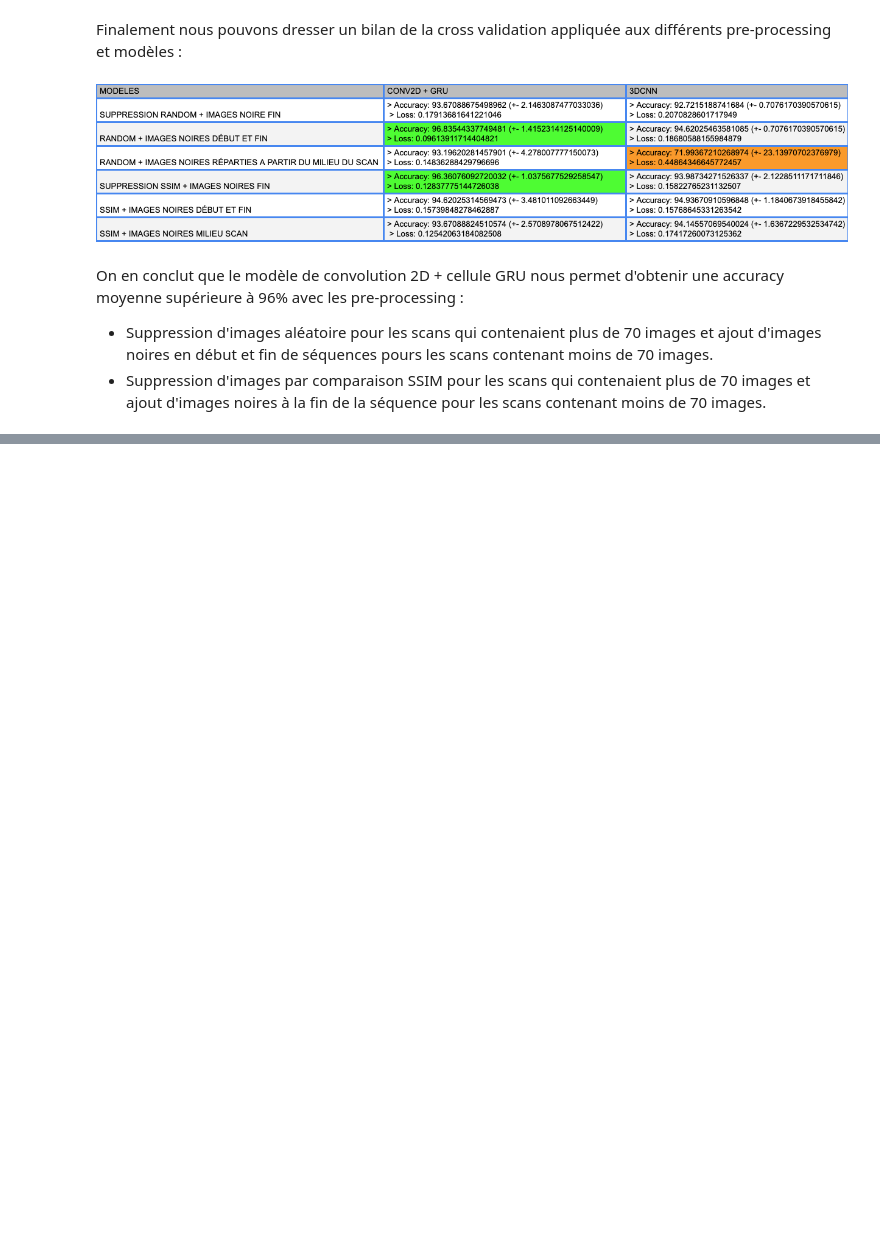
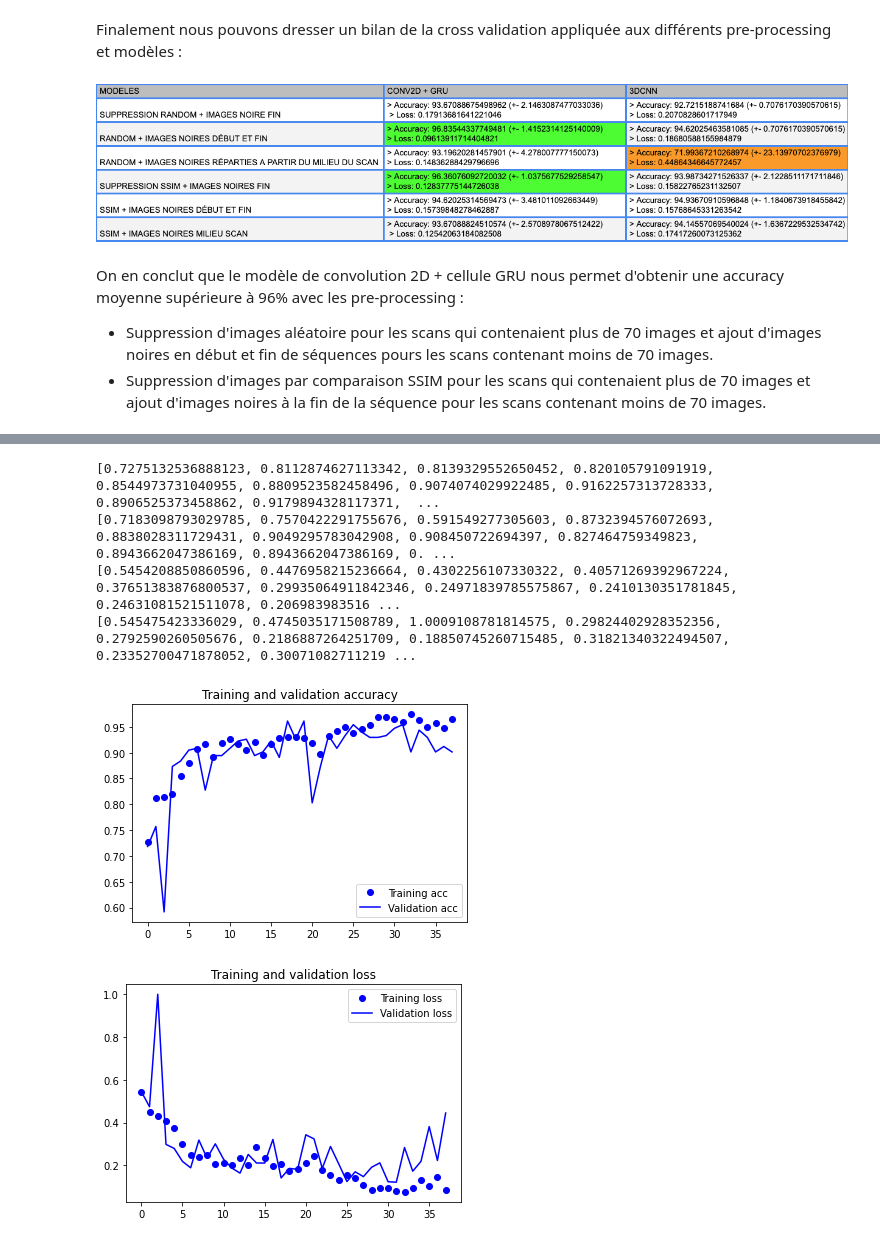
Before and after one commit to quent1fvr/Infection_pulmonaire, a Jupyter notebook: *model.ipynb, the cells around one changed output, grey strips where cells are left out. Saved outputs shown, nothing was run; the diff lists cells and outputs as text; code cells hidden in the pictures; blank space fills up the shorter version.

```diff
--- a/*model.ipynb
+++ b/*model.ipynb
@@ -691,0 +699,20 @@ On en conclut que le modèle de convolution 2D + cellule GRU nous permet d'obten
+# %%
+INSHAPE=(70,48,48,1)
+model_final = action_model2D(INSHAPE, nbout=1)
+optimizer = tensorflow.keras.optimizers.Adam(0.001)
+model_final.compile(
+    optimizer,
+    'binary_crossentropy',
+    metrics=['acc']
+)
+# %%
+my_callbacks_final = [
+    tensorflow.keras.callbacks.EarlyStopping(monitor = 'val_acc',
+                          min_delta = 0,
+                          patience = 20,
+                          verbose = 1,
+                          restore_best_weights = True),
+    tensorflow.keras.callbacks.ModelCheckpoint(filepath='/tmp/Final_model.h5')
+]
+# %%
+model_final.fit(Data_train,y_train,epochs=70, validation_split=0.2, batch_size=BS, callbacks=my_callbacks_final)
@@ -691,0 +738,34 @@ On en conclut que le modèle de convolution 2D + cellule GRU nous permet d'obten
+# %%
+acc = model_final.history.history['acc']
+val_acc = model_final.history.history['val_acc']
+loss = model_final.history.history['loss']
+val_loss = model_final.history.history['val_loss']
+
+print(acc)
+print(val_acc)
+
+print(loss)
+print(val_loss)
+
+epochs = range(len(acc))
+
+plt.plot(epochs, acc, 'bo', label='Training acc')
+plt.plot(epochs, val_acc, 'b', label='Validation acc')
+plt.title('Training and validation accuracy')
+plt.legend()
+
+plt.figure()
+
+plt.plot(epochs, loss, 'bo', label='Training loss')
+plt.plot(epochs, val_loss, 'b', label='Validation loss')
+plt.title('Training and validation loss')
+plt.legend()
+
+plt.show()
+# %% [output]
+[0.7275132536888123, 0.8112874627113342, 0.8139329552650452, 0.820105791091919, 0.8544973731040955, 0.8809523582458496, 0.9074074029922485, 0.9162257313728333, 0.8906525373458862, 0.9179894328117371,  ...
+[0.7183098793029785, 0.7570422291755676, 0.591549277305603, 0.8732394576072693, 0.8838028311729431, 0.9049295783042908, 0.908450722694397, 0.827464759349823, 0.8943662047386169, 0.8943662047386169, 0. ...
+[0.5454208850860596, 0.4476958215236664, 0.4302256107330322, 0.40571269392967224, 0.37651383876800537, 0.29935064911842346, 0.24971839785575867, 0.2410130351781845, 0.24631081521511078, 0.206983983516 ...
+[0.545475423336029, 0.4745035171508789, 1.0009108781814575, 0.29824402928352356, 0.2792590260505676, 0.2186887264251709, 0.18850745260715485, 0.31821340322494507, 0.23352700471878052, 0.30071082711219 ...
+[figure, added]
+[figure, added]
```
Also changed, not shown: parts of 6 cells of this notebook.
